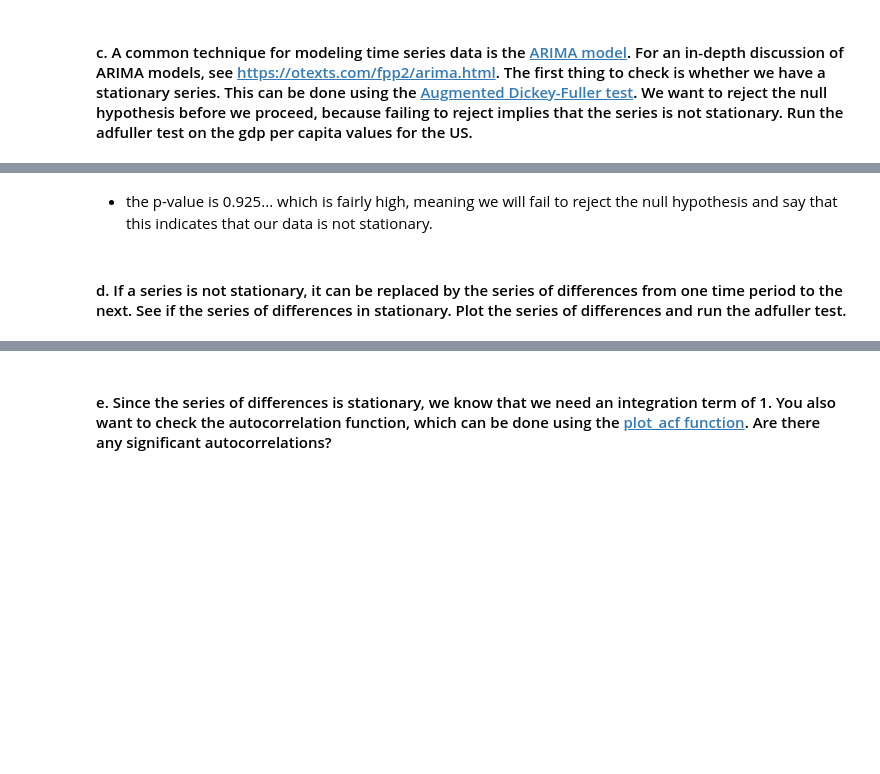
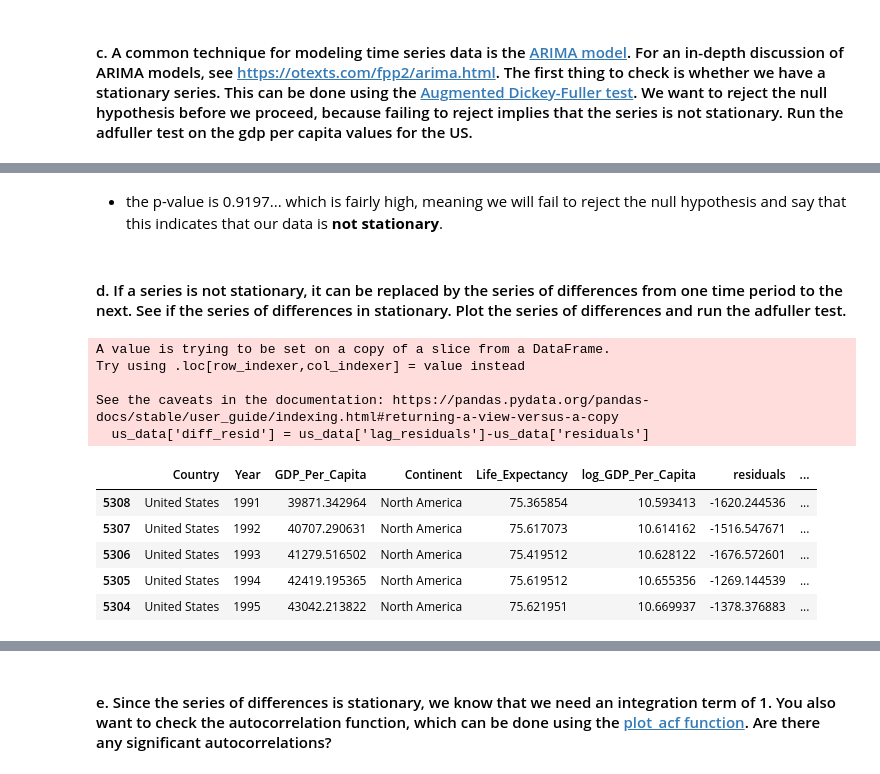
Before and after one commit to nss-data-science-cohort-8/un-linear-regression-DrewRichard7, a Jupyter notebook: notebooks/linear_regression_practice.ipynb, the cells around one changed output, grey strips where cells are left out. Drawn from its saved outputs; the diff is of its cells as text; code cells hidden in the pictures; blank space fills up the shorter version.

```diff
--- a/notebooks/linear_regression_practice.ipynb
+++ b/notebooks/linear_regression_practice.ipynb
@@ -584,4 +584,4 @@ sm.tsa.stattools.adfuller(us_data['GDP_Per_Capita'])
 # %% [markdown]
-- the p-value is 0.925... which is fairly high, meaning we will fail to reject the null hypothesis and say that this indicates that our data is not stationary.
+- the p-value is 0.9197... which is fairly high, meaning we will fail to reject the null hypothesis and say that this indicates that our data is **not stationary**.
 # %% [markdown]
 ####    d. If a series is not stationary, it can be replaced by the series of differences from one time period to the next. See if the series of differences in stationary. Plot the series of differences and run the adfuller test.
@@ -589,0 +588,17 @@ sm.tsa.stattools.adfuller(us_data['GDP_Per_Capita'])
+# %%
+# differencing
+us_data['diff_resid'] = us_data['lag_residuals']-us_data['residuals']
+us_data = us_data.dropna()
+us_data.head(5)
+# %% [output]
+A value is trying to be set on a copy of a slice from a DataFrame.
+Try using .loc[row_indexer,col_indexer] = value instead
+
+See the caveats in the documentation: https://pandas.pydata.org/pandas-docs/stable/user_guide/indexing.html#returning-a-view-versus-a-copy
+  us_data['diff_resid'] = us_data['lag_residuals']-us_data['residuals']
+|  | Country | Year | GDP_Per_Capita | Continent | Life_Expectancy | log_GDP_Per_Capita | residuals | ... |
+| 5308 | United States | 1991 | 39871.342964 | North America | 75.365854 | 10.593413 | -1620.244536 | ... |
+| 5307 | United States | 1992 | 40707.290631 | North America | 75.617073 | 10.614162 | -1516.547671 | ... |
+| 5306 | United States | 1993 | 41279.516502 | North America | 75.419512 | 10.628122 | -1676.572601 | ... |
+| 5305 | United States | 1994 | 42419.195365 | North America | 75.619512 | 10.655356 | -1269.144539 | ... |
+| 5304 | United States | 1995 | 43042.213822 | North America | 75.621951 | 10.669937 | -1378.376883 | ... |
```
Also changed, not shown: parts of 9 cells of this notebook.
